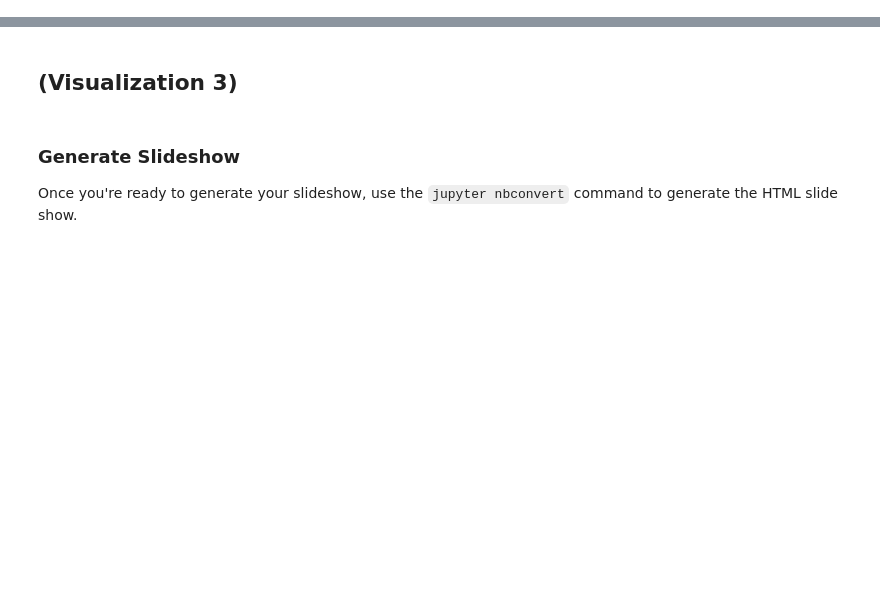
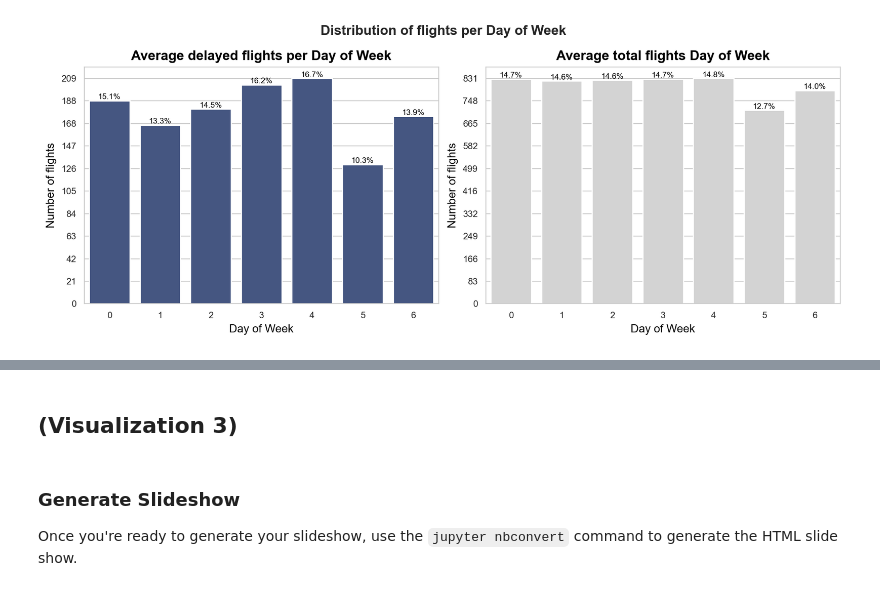
Before and after one commit to JuanitaSmith/flight_analysis, a Jupyter notebook: notebooks/Part_III_slide_deck.ipynb, the cells around one changed output, grey strips where cells are left out. Drawn from its saved outputs; the diff is of its cells as text; code cells hidden in the pictures; blank space fills up the shorter version.

```diff
--- a/notebooks/Part_III_slide_deck.ipynb
+++ b/notebooks/Part_III_slide_deck.ipynb
@@ -61,0 +232,4 @@ but feel free to add more if you'd like!
+# %%
+vs.plot_period_side_by_side(df=flight_timeseries_day, col=flight_timeseries_day.index.dayofweek, annotate=True, title='Day of Week', rotate=False, sharey=False)
+# %% [output]
+[figure, added]
```
Also changed, not shown: parts of 26 cells of this notebook, 6 other files.
